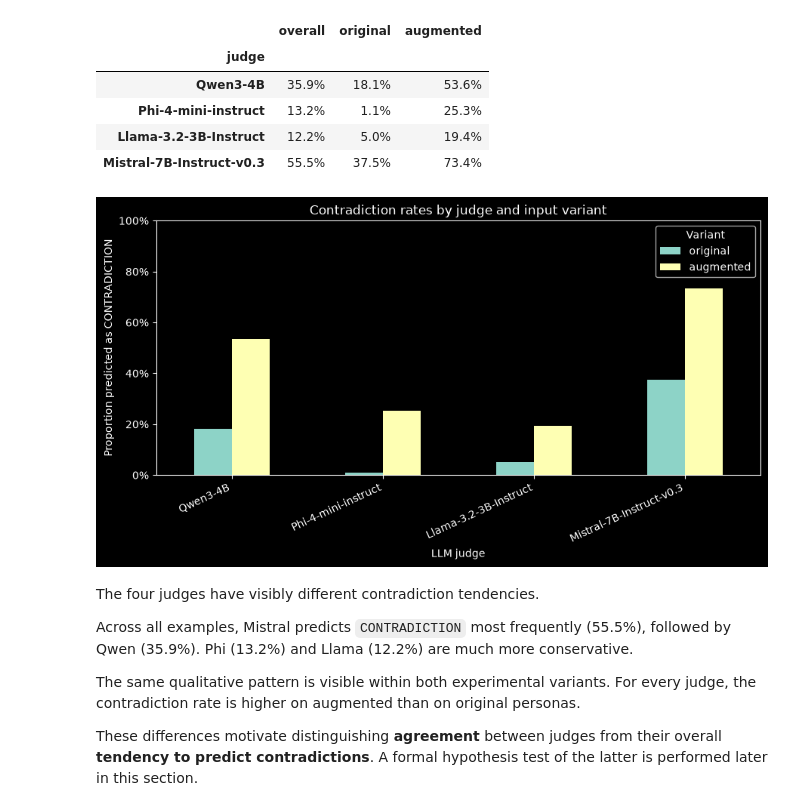
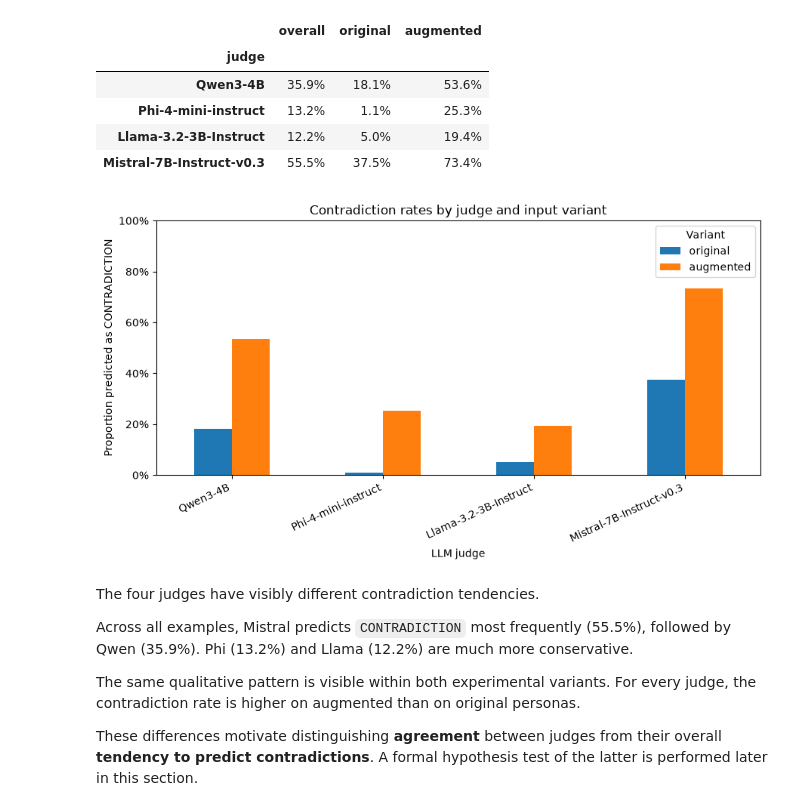
Before and after one commit to Maty228/LLM-Persona-judge-agreement, a Jupyter notebook: llm_judge_agreement.ipynb, the cells around one changed output. Cells and saved outputs as stored; diff of their text form; code cells hidden in the pictures.

```diff
--- a/llm_judge_agreement.ipynb
+++ b/llm_judge_agreement.ipynb
@@ -1225,6 +1227,8 @@ import matplotlib.pyplot as plt
 
 from matplotlib.ticker import PercentFormatter
 from sklearn.metrics import cohen_kappa_score
+
+plt.style.use("default")
 
 
 prediction_matrix = pd.DataFrame(
@@ -1404,34 +1408,45 @@ ax.set_ylabel(
     "Proportion predicted as CONTRADICTION"
 )
 
 ax.set_title(
     "Contradiction rates by judge and input variant"
 )
 
 ax.yaxis.set_major_formatter(
     PercentFormatter(
         xmax=1
     )
 )
 
 ax.set_ylim(
     0,
     1,
 )
 
 ax.legend(
     title="Variant"
 )
 
 plt.xticks(
     rotation=25,
     ha="right",
 )
 
 plt.tight_layout()
+
+fig = ax.get_figure()
+fig.patch.set_facecolor("white")
+ax.set_facecolor("white")
+fig.savefig(
+    "figures/01_contradiction_rates.png",
+    dpi=200,
+    bbox_inches="tight",
+    facecolor="white",
+)
+
 plt.show()
 # %% [output]
-[figure, old version]
+[figure, new version]
 # %% [markdown]
 The four judges have visibly different contradiction tendencies.
 
```
Also changed, not shown: parts of 9 cells of this notebook, 2 other files.
